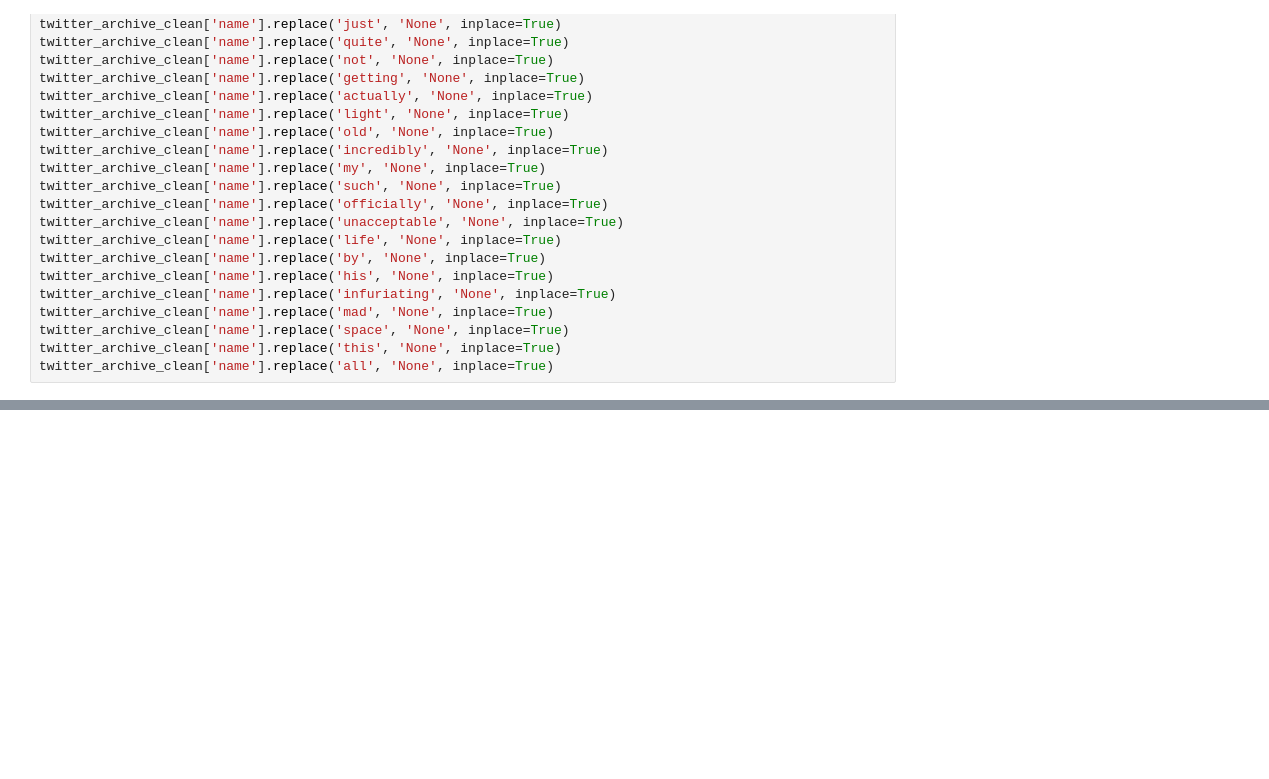
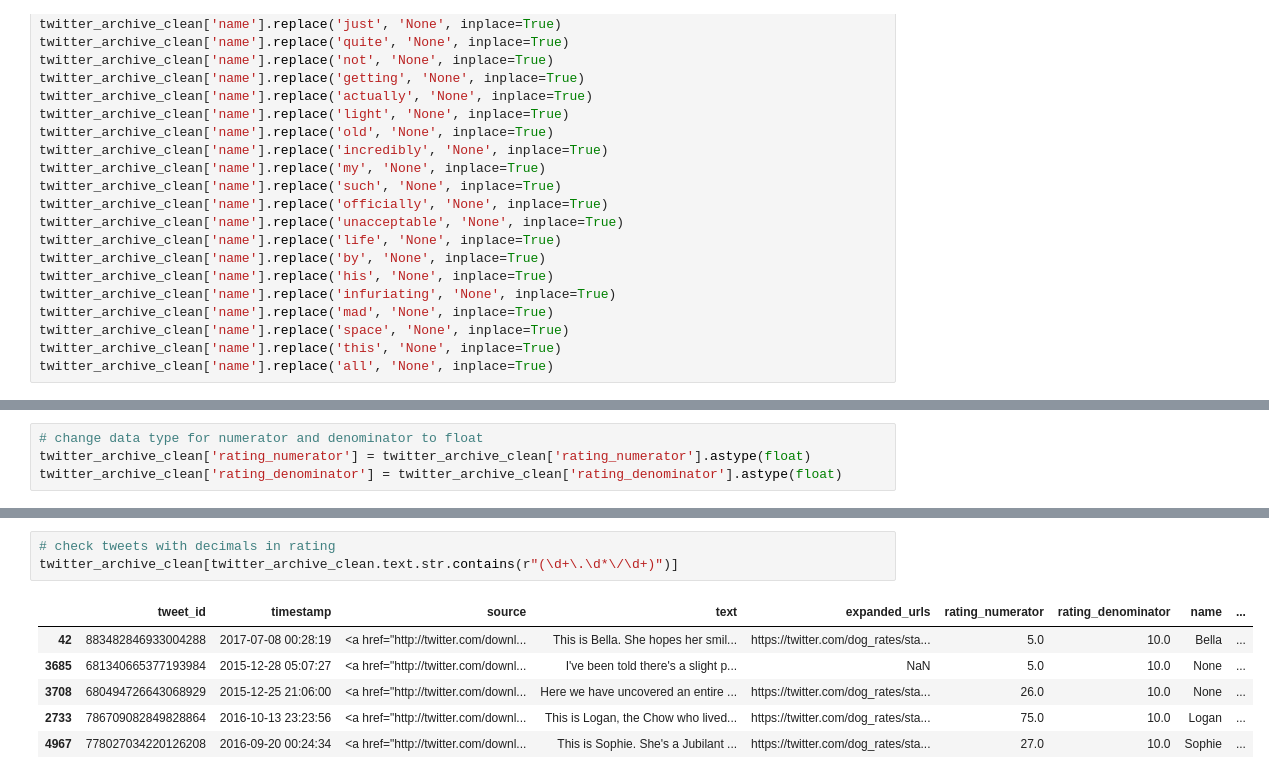
Before and after one commit to mattzajac/DAND-Project_3, a Jupyter notebook: wrangle_act.ipynb, the cells around one changed output, grey strips where cells are left out. Drawn from its saved outputs; the diff is of its cells as text; blank space fills up the shorter version.

Commit message:
Dealing with numerators and denominators

```diff
--- a/wrangle_act.ipynb
+++ b/wrangle_act.ipynb
@@ -863,0 +829,4 @@ Name: text, dtype: object
+# %%
+# change data type for numerator and denominator to float
+twitter_archive_clean['rating_numerator'] = twitter_archive_clean['rating_numerator'].astype(float)
+twitter_archive_clean['rating_denominator'] = twitter_archive_clean['rating_denominator'].astype(float)
@@ -863,0 +851,10 @@ Name: text, dtype: object
+# %%
+# check tweets with decimals in rating
+twitter_archive_clean[twitter_archive_clean.text.str.contains(r"(\d+\.\d*\/\d+)")]
+# %% [output]
+|  | tweet_id | timestamp | source | text | expanded_urls | rating_numerator | rating_denominator | name | ... |
+| 42 | 883482846933004288 | 2017-07-08 00:28:19 | <a href="http://twitter.com/downl... | This is Bella. She hopes her smil... | https://twitter.com/dog_rates/sta... | 5.0 | 10.0 | Bella | ... |
+| 3685 | 681340665377193984 | 2015-12-28 05:07:27 | <a href="http://twitter.com/downl... | I've been told there's a slight p... | NaN | 5.0 | 10.0 | None | ... |
+| 3708 | 680494726643068929 | 2015-12-25 21:06:00 | <a href="http://twitter.com/downl... | Here we have uncovered an entire ... | https://twitter.com/dog_rates/sta... | 26.0 | 10.0 | None | ... |
+| 2733 | 786709082849828864 | 2016-10-13 23:23:56 | <a href="http://twitter.com/downl... | This is Logan, the Chow who lived... | https://twitter.com/dog_rates/sta... | 75.0 | 10.0 | Logan | ... |
+| 4967 | 778027034220126208 | 2016-09-20 00:24:34 | <a href="http://twitter.com/downl... | This is Sophie. She's a Jubilant ... | https://twitter.com/dog_rates/sta... | 27.0 | 10.0 | Sophie | ... |
```
Also changed, not shown: parts of 18 cells of this notebook.
